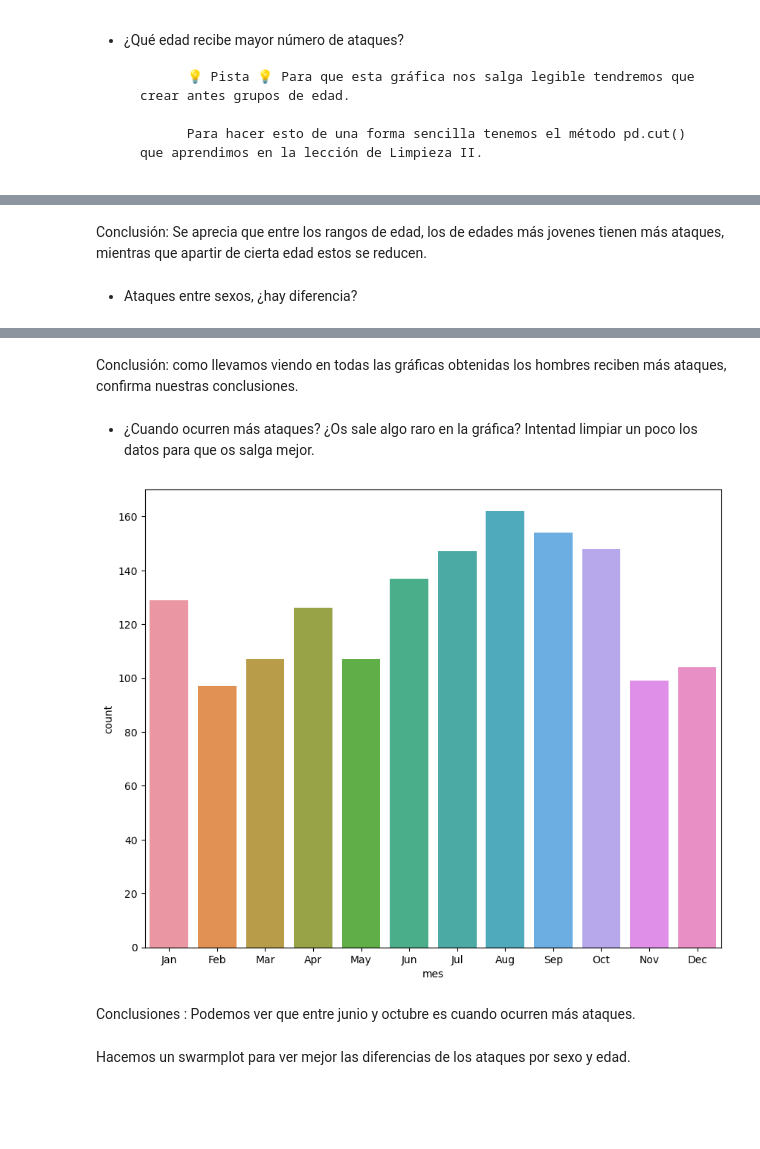
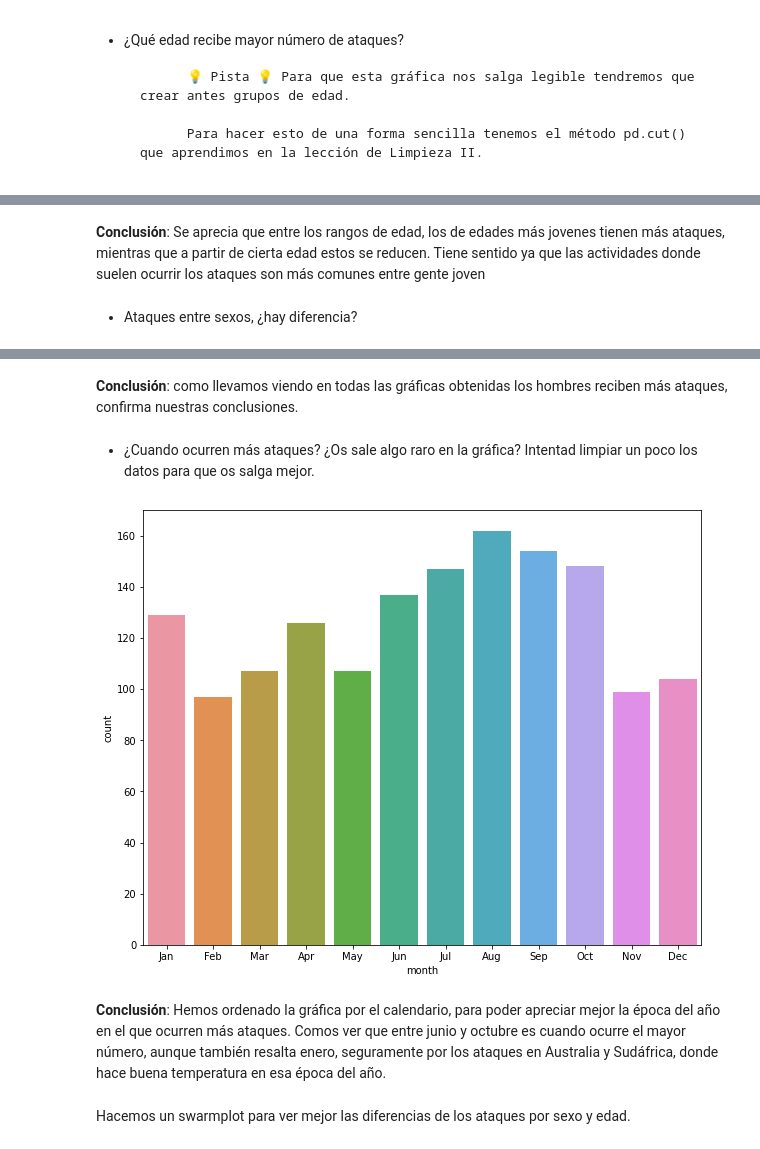
Before and after one commit to Adalab/DA-promoc-modulo-02-sprint-02-sandra-ana, a Jupyter notebook: EDA/03-EDA-3.ipynb, the cells around one changed output, grey strips where cells are left out. Drawn from its saved outputs; the diff is of its cells as text; code cells hidden in the pictures; blank space fills up the shorter version.

```diff
--- a/EDA/03-EDA-3.ipynb
+++ b/EDA/03-EDA-3.ipynb
@@ -138,7 +126,7 @@ plt.show()
 # %% [output]
 [figure]
 # %% [markdown]
-Conclusión: Se aprecia que entre los rangos de edad, los de edades más jovenes tienen más ataques, mientras que apartir de cierta edad estos se reducen.
+**Conclusión**: Se aprecia que entre los rangos de edad, los de edades más jovenes tienen más ataques, mientras que a partir de cierta edad estos se reducen. Tiene sentido ya que las actividades donde suelen ocurrir los ataques son más comunes entre gente joven
 # %% [markdown]
 - Ataques entre sexos, ¿hay diferencia?
 # %%
@@ -148,17 +136,17 @@ plt.show()
 # %% [output]
 [figure]
 # %% [markdown]
-Conclusión: como llevamos viendo en todas las gráficas obtenidas los hombres reciben más ataques, confirma nuestras conclusiones.
+**Conclusión**: como llevamos viendo en todas las gráficas obtenidas los hombres reciben más ataques, confirma nuestras conclusiones.
 # %% [markdown]
 - ¿Cuando ocurren más ataques? ¿Os sale algo raro en la gráfica? Intentad limpiar un poco los datos para que os salga mejor.
 # %%
 plt.figure()
-sns.countplot(x = "mes", data = df, order=['Jan','Feb','Mar','Apr','May','Jun','Jul','Aug','Sep','Oct','Nov','Dec'])
+sns.countplot(x = "month", data = df, order=['Jan','Feb','Mar','Apr','May','Jun','Jul','Aug','Sep','Oct','Nov','Dec'])
 plt.show()
 # %% [output]
-[figure, old version]
+[figure, new version]
-# %% [markdown]
-Conclusiones : Podemos ver que entre junio y octubre es cuando ocurren más ataques.
+# %% [markdown]
+**Conclusión**: Hemos ordenado la gráfica por el calendario, para poder apreciar mejor la época del año en el que ocurren más ataques. Comos ver que entre junio y octubre es cuando ocurre el mayor número, aunque también resalta enero, seguramente por los ataques en Australia y Sudáfrica, donde hace buena temperatura en esa época del año.
 # %% [markdown]
 Hacemos un swarmplot para ver mejor las diferencias de los ataques por sexo y edad.
 # %%
```
Also changed, not shown: parts of 14 cells of this notebook, 11 other files.
